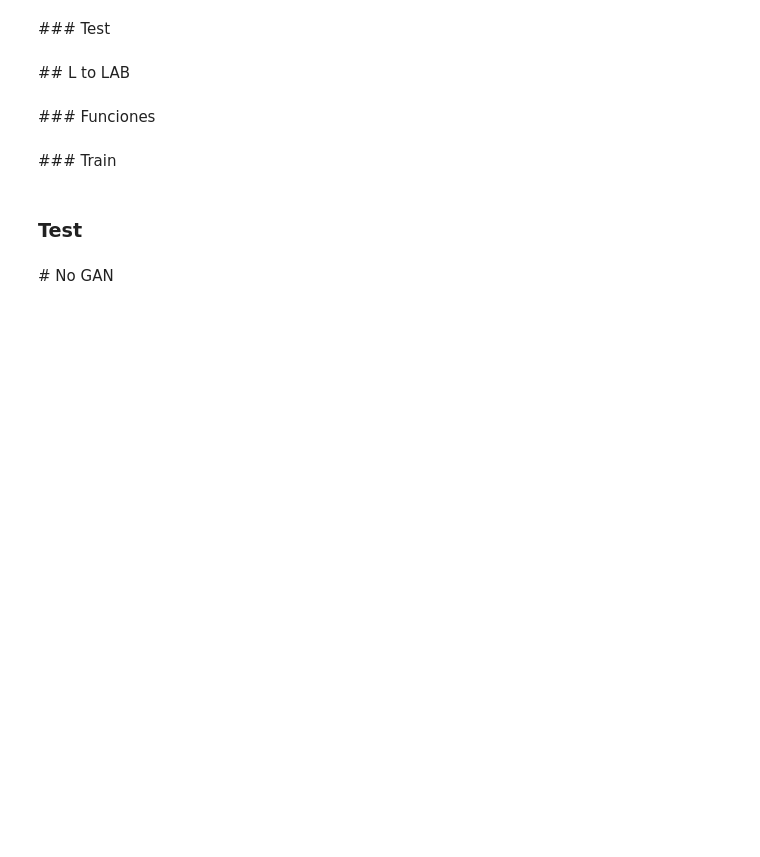
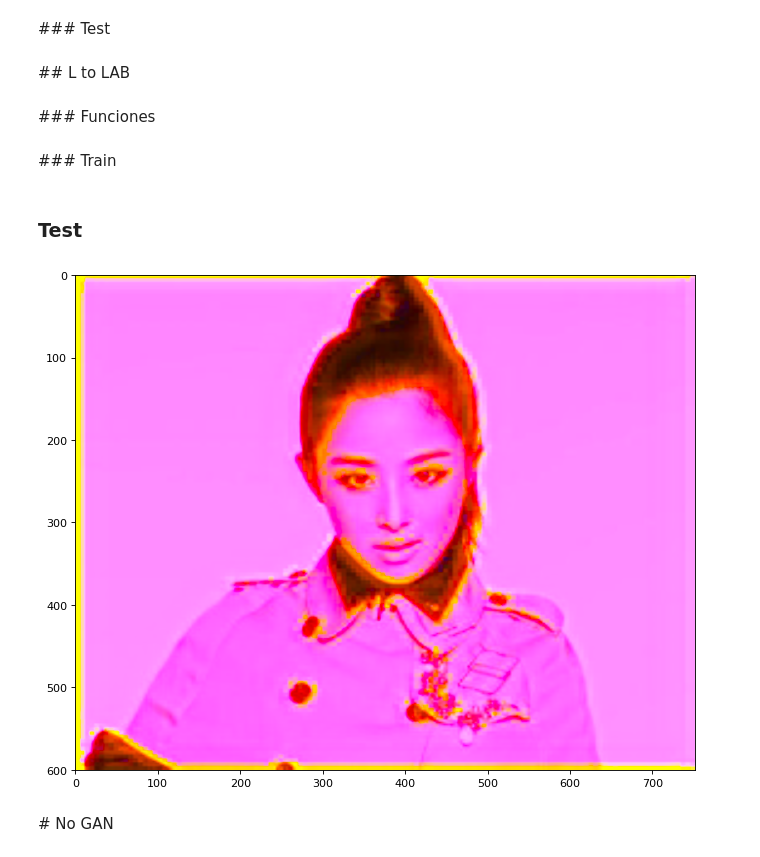
Before and after one commit to IA2021UR/trabajo-ia-en-la-comunidad-de-la-rioja-equipo-4, a Jupyter notebook: comparacion_modelos.ipynb, the cells around one changed output. Saved outputs shown, nothing was run; the diff lists cells and outputs as text; code cells hidden in the pictures; blank space fills up the shorter version.

```diff
--- a/comparacion_modelos.ipynb
+++ b/comparacion_modelos.ipynb
@@ -404,3 +417,7 @@ def batch_images_gan_lab(files, batch_size):
             batch_end += batch_size
 # %% [markdown]
 ### Train
+# %%
+discriminator = compile_discriminator(build_discriminator())
+generator = compile_generator(build_generator())
+gan = build_gan((256,256, 1), discriminator, generator)
@@ -407,4 +443,44 @@ def batch_images_gan_lab(files, batch_size):
 # %% [markdown]
 ### Test
+# %%
+# Get images
+file_paths = glob('./*/*.*g')
+image_orig = cv2.imread(file_paths[20])
+image = np.array(image_orig, dtype=float)
+# Import map images into the lab colorspace
+image = cv2.resize(image, (256, 256))
+X =  np.array(color.rgb2lab(1.0/255*image)[:,:,0])
+Y =  np.array(color.rgb2lab(1.0/255*image)[:,:,1:])
+Y = Y / 128
+X = X.reshape(1, 256, 256, 1)
+Y = Y.reshape(1, 256, 256, 2)
+# Building the neural network
+
+# Output colorizations
+output = generator.predict(X)
+output = output * 128
+canvas = np.zeros((256, 256, 3))
+canvas[:,:,0] = X[0][:,:,0]
+canvas[:,:,1:] = output[0]
+
+canvas = cv2.resize(canvas, (image_orig.shape[1], image_orig.shape[0]))
+
+img = color.lab2rgb(canvas)
+
+imgbrg = img.copy()
+imgbrg[:,:,0] = img[:,:,2]
+imgbrg[:,:,1] = img[:,:,1]
+imgbrg[:,:,2] = img[:,:,0]
+
+from matplotlib.pyplot import figure
+
+figure(figsize=(10, 10), dpi=80)
+
+plt.imshow(imgbrg)
+plt.show()
+#cv2.imsave("img_result.png", color.lab2rgb(canvas))
+#cv2.imsave("img_gray_scale.png", color.rgb2gray(lab2rgb(canvas)))
+# %% [output]
+[figure, added]
 # %% [markdown]
 # No GAN
```
Also changed, not shown: parts of 5 cells of this notebook.
